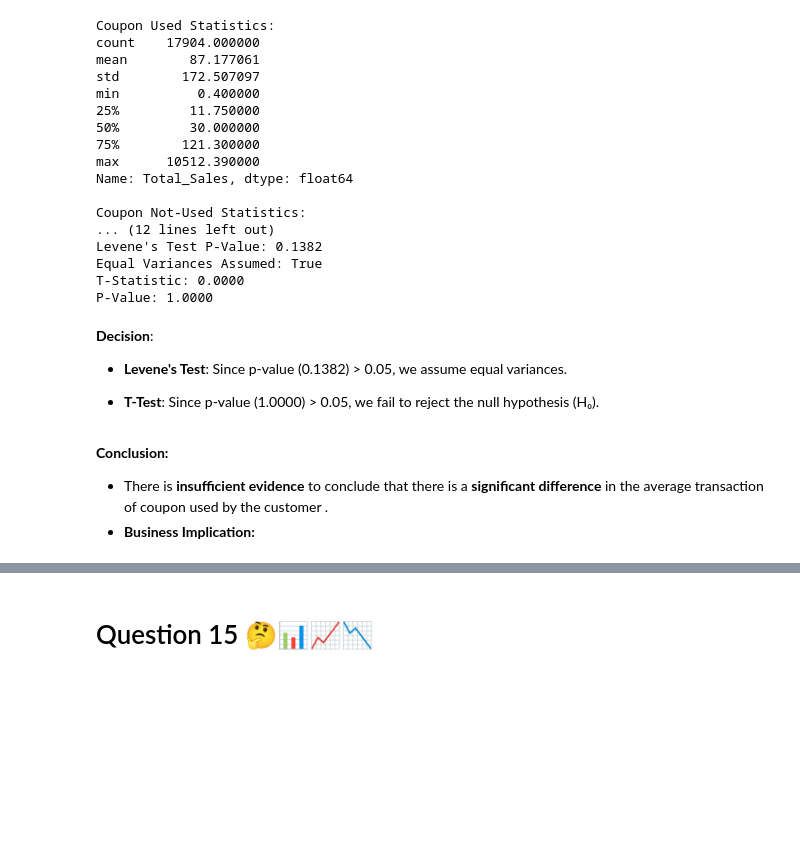
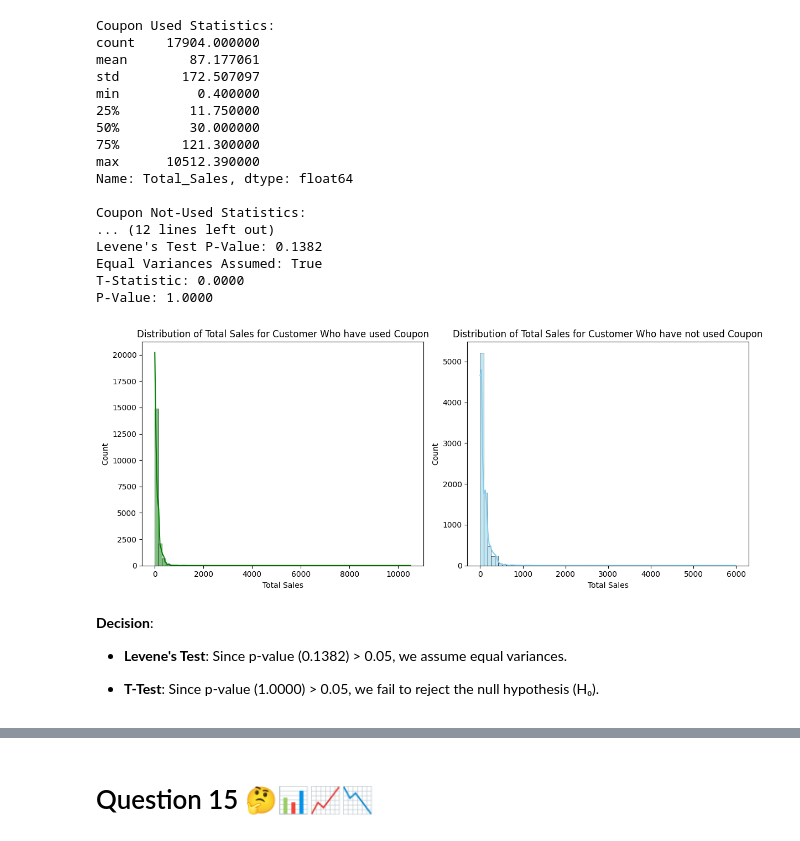
Before and after one commit to Smita569/E-commerce_Marketing_and_sales, a Jupyter notebook: E_commerce_Marketing_and_sales_Business_Case.ipynb, the cells around one changed output, grey strips where cells are left out. Drawn from its saved outputs; the diff is of its cells as text; code cells hidden in the pictures; blank space fills up the shorter version.

```diff
--- a/E_commerce_Marketing_and_sales_Business_Case.ipynb
+++ b/E_commerce_Marketing_and_sales_Business_Case.ipynb
@@ -911,13 +911,31 @@ Levene's Test P-Value: 0.1382
 Equal Variances Assumed: True
 T-Statistic: 0.0000
 P-Value: 1.0000
+# %%
+## Visualizing the Difference in coupon used and not used average transaction
+
+# Histogram
+plt.figure(figsize=(12, 5))
+
+# Histogram for Customer who have used coupon
+plt.subplot(1, 2, 1)
+sns.histplot(coupon_used_data, bins=70, kde=True, color='green')
+plt.title('Distribution of Total Sales for Customer Who have used Coupon')
+plt.xlabel('Total Sales')
+
+# Histogram for Customer who have not used coupon
+plt.subplot(1, 2, 2)
+sns.histplot(coupon_not_used_data, bins=70, kde=True, color='skyblue')
+plt.title('Distribution of Total Sales for Customer Who have not used Coupon')
+plt.xlabel('Total Sales')
+
+plt.tight_layout()
+plt.show()
+# %% [output]
+[figure, added]
 # %% [markdown]
 **Decision**:
 
 * **Levene's Test**: Since p-value (0.1382) > 0.05, we assume equal variances.
 
 * **T-Test**: Since p-value (1.0000) > 0.05, we fail to reject the null hypothesis (H₀).
-# %% [markdown]
-**Conclusion:**
-- There is **insufficient evidence** to conclude that there is a **significant difference** in the average transaction of coupon used by the customer .
-- **Business Implication:**
```
Also changed, not shown: parts of 1 cell of this notebook.
